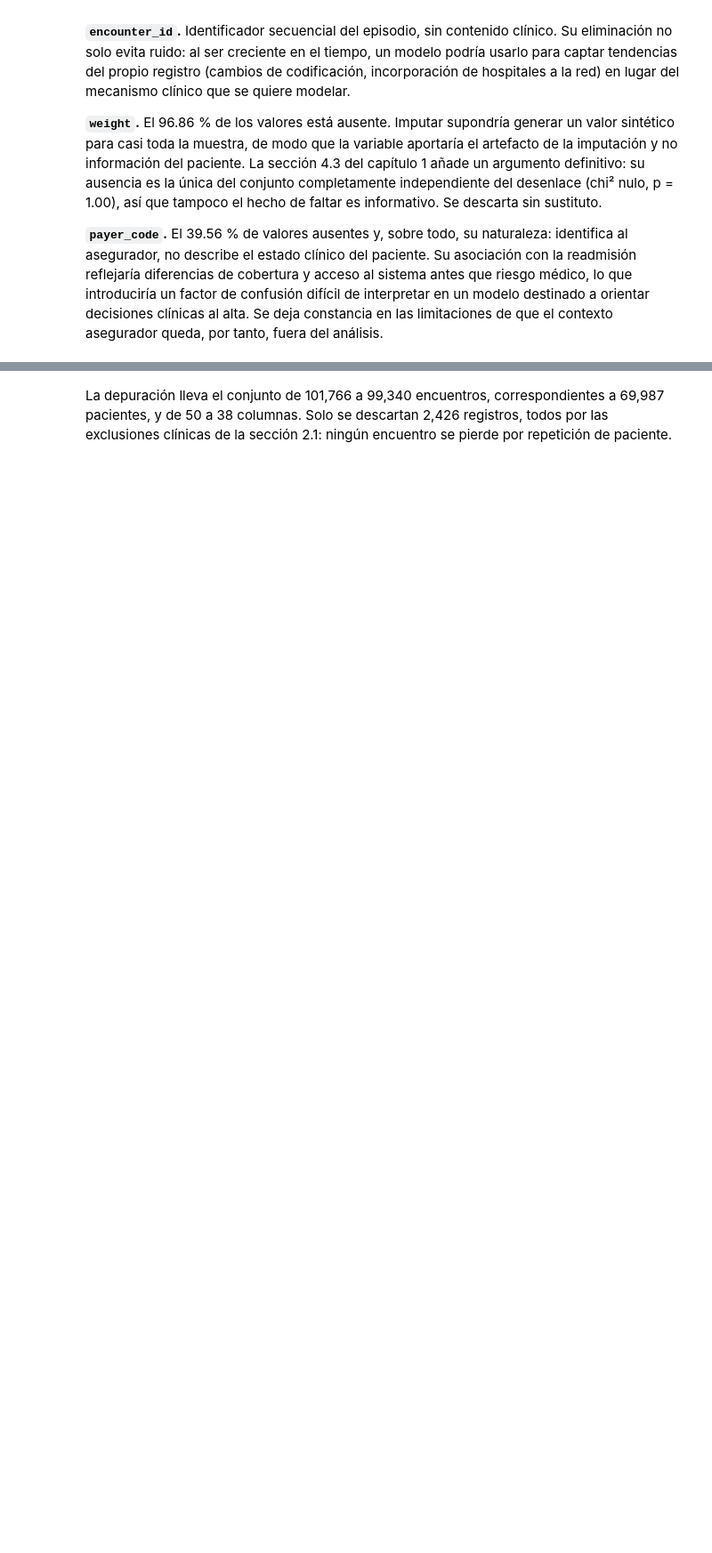
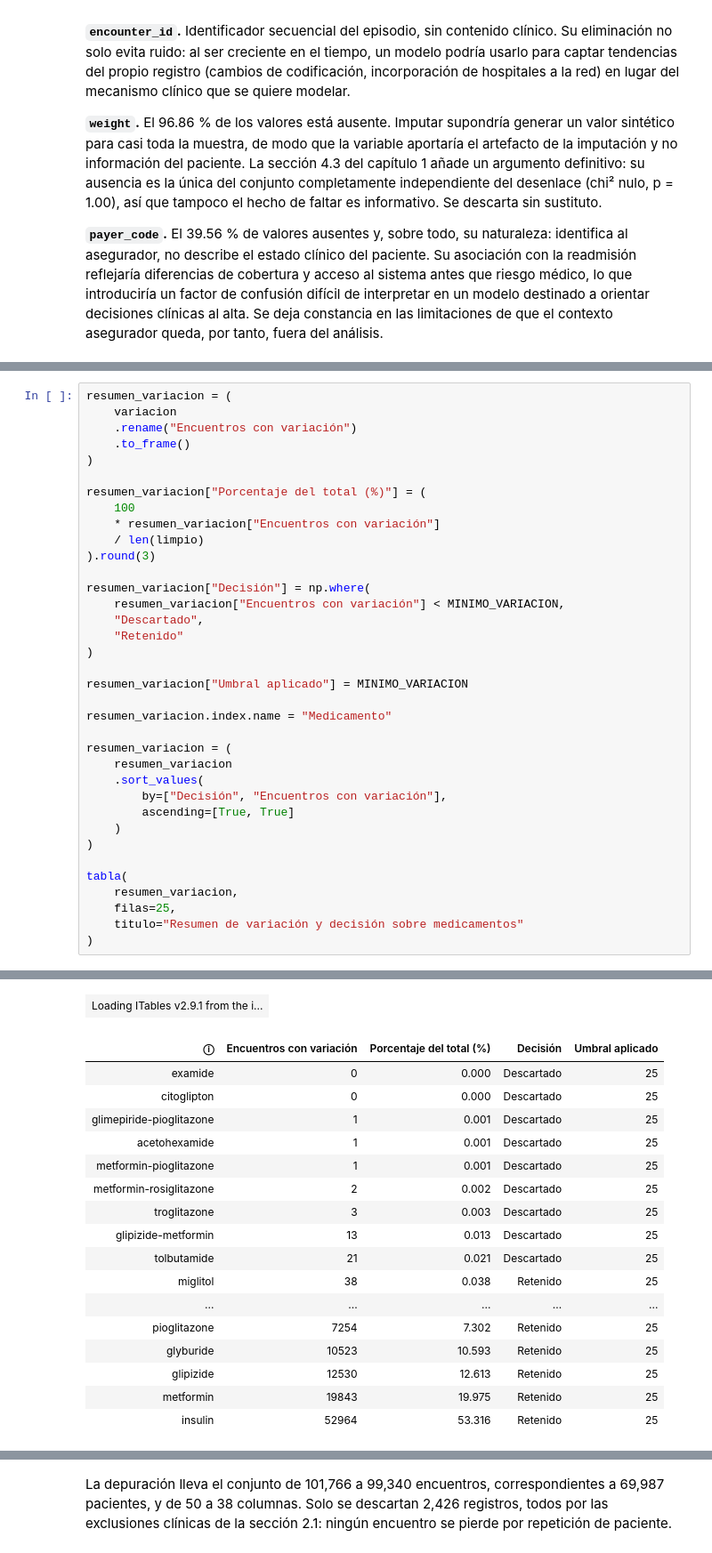
Before and after one commit to joshua2412-a/Diabetes_ProyectoML_202630, a Jupyter notebook: docs/02_ETL.ipynb, the cells around one changed output, grey strips where cells are left out. Shown at 89% size. Drawn from its saved outputs; the diff is of its cells as text; blank space fills up the shorter version.

```diff
--- a/docs/02_ETL.ipynb
+++ b/docs/02_ETL.ipynb
@@ -302,0 +493,37 @@ Retenidos   (14)
+# %%
+resumen_variacion = (
+    variacion
+    .rename("Encuentros con variación")
+    .to_frame()
+)
+
+resumen_variacion["Porcentaje del total (%)"] = (
+    100
+    * resumen_variacion["Encuentros con variación"]
+    / len(limpio)
+).round(3)
+
+resumen_variacion["Decisión"] = np.where(
+    resumen_variacion["Encuentros con variación"] < MINIMO_VARIACION,
+    "Descartado",
+    "Retenido"
+)
+
+resumen_variacion["Umbral aplicado"] = MINIMO_VARIACION
+
+resumen_variacion.index.name = "Medicamento"
+
+resumen_variacion = (
+    resumen_variacion
+    .sort_values(
+        by=["Decisión", "Encuentros con variación"],
+        ascending=[True, True]
+    )
+)
+
+tabla(
+    resumen_variacion,
+    filas=25,
+    titulo="Resumen de variación y decisión sobre medicamentos"
+)
+# %% [output]
@@ -303,3 +531,21 @@ Retenidos   (14)
+| Loading ITables v2.9.1 from the i... |
+| ⓘ | Encuentros con variación | Porcentaje del total (%) | Decisión | Umbral aplicado |
+| examide | 0 | 0.000 | Descartado | 25 |
+| citoglipton | 0 | 0.000 | Descartado | 25 |
+| glimepiride-pioglitazone | 1 | 0.001 | Descartado | 25 |
+| acetohexamide | 1 | 0.001 | Descartado | 25 |
+| metformin-pioglitazone | 1 | 0.001 | Descartado | 25 |
+| metformin-rosiglitazone | 2 | 0.002 | Descartado | 25 |
+| troglitazone | 3 | 0.003 | Descartado | 25 |
+| glipizide-metformin | 13 | 0.013 | Descartado | 25 |
+| tolbutamide | 21 | 0.021 | Descartado | 25 |
+| miglitol | 38 | 0.038 | Retenido | 25 |
+| ... | ... | ... | ... | ... |
+| pioglitazone | 7254 | 7.302 | Retenido | 25 |
+| glyburide | 10523 | 10.593 | Retenido | 25 |
+| glipizide | 12530 | 12.613 | Retenido | 25 |
+| metformin | 19843 | 19.975 | Retenido | 25 |
+| insulin | 52964 | 53.316 | Retenido | 25 |
 # %%
 from sklearn.linear_model import LogisticRegression
 from sklearn.preprocessing import OneHotEncoder
```
Also changed, not shown: parts of 22 cells of this notebook, 7 other files.
